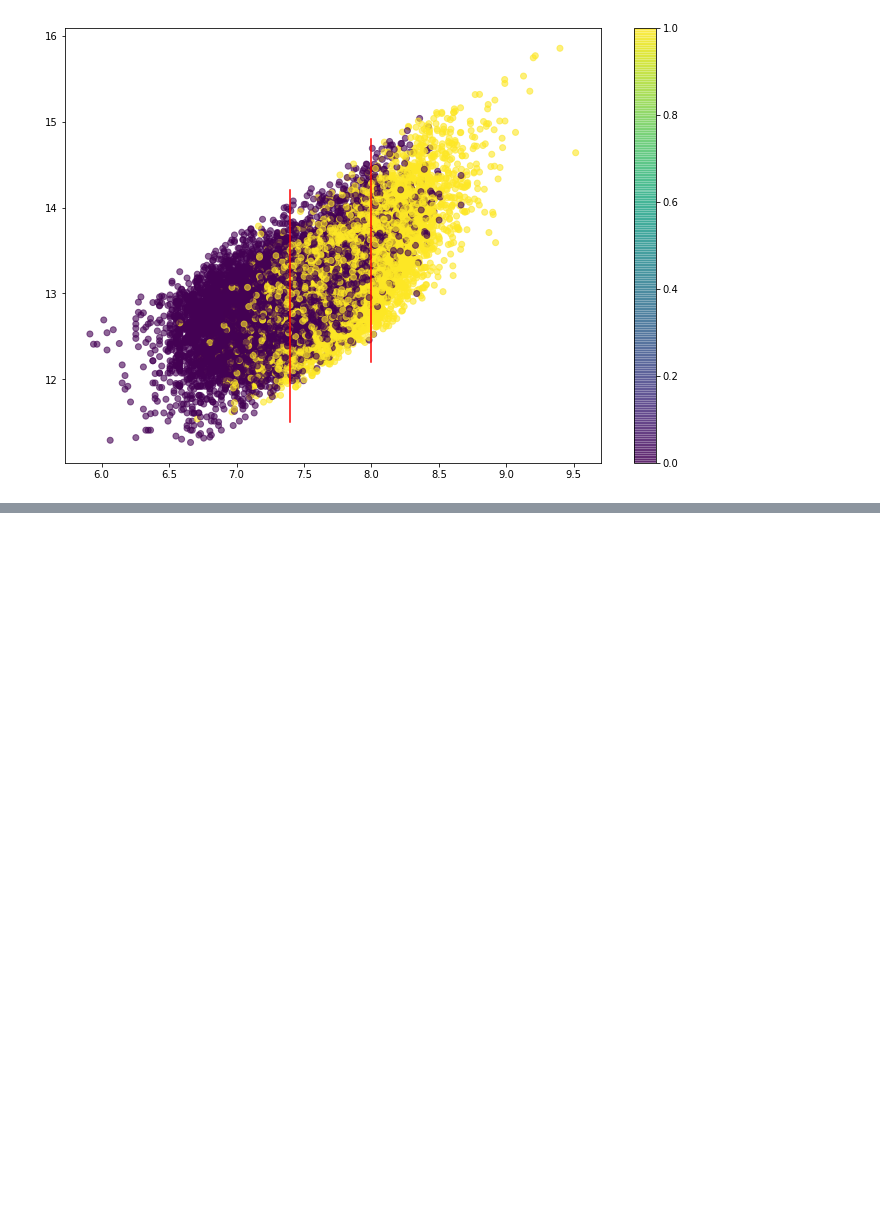
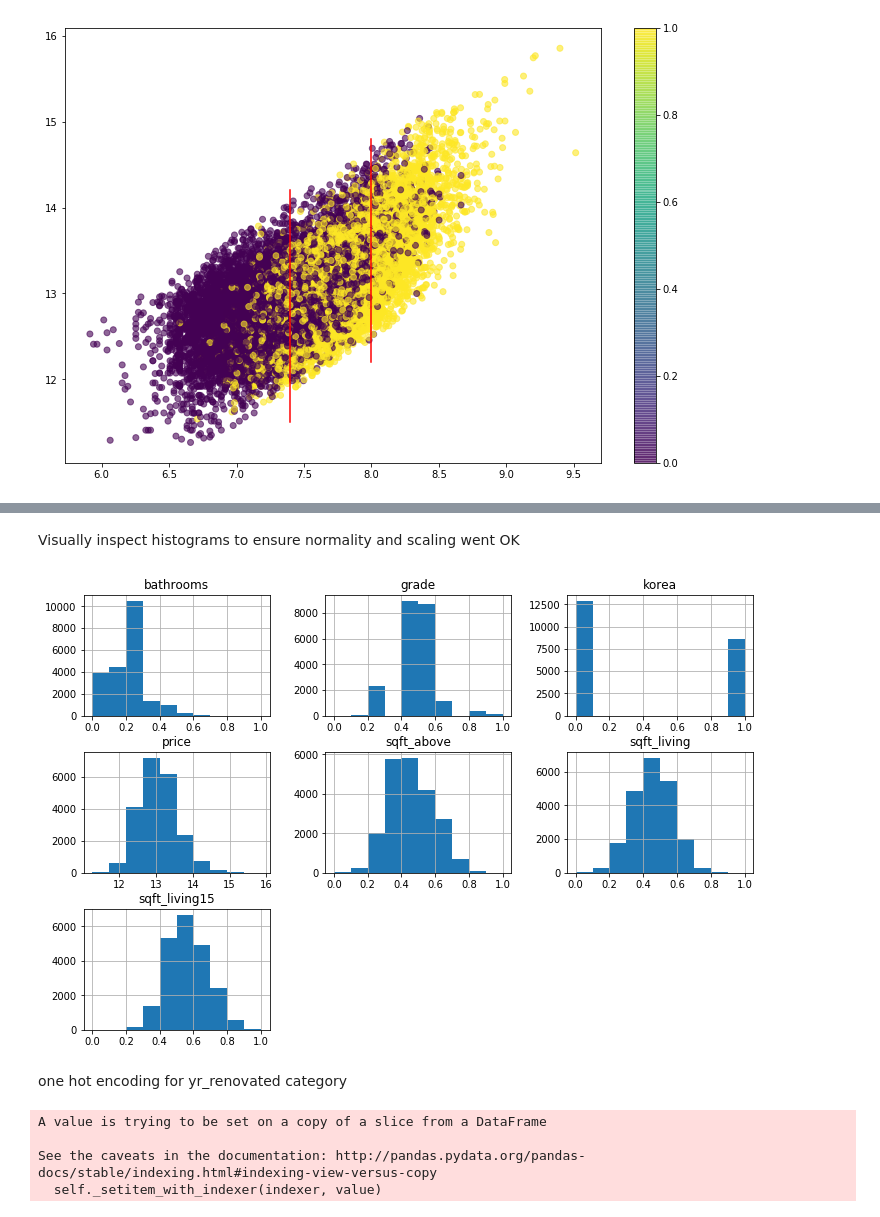
Before and after one commit to ktzioumis/Kings-County-Housing-Prices, a Jupyter notebook: student.ipynb, the cells around one changed output, grey strips where cells are left out. Saved outputs shown, nothing was run; the diff lists cells and outputs as text; code cells hidden in the pictures; blank space fills up the shorter version.

```diff
--- a/student.ipynb
+++ b/student.ipynb
@@ -895,0 +837,11 @@ In the central segment,however, we see a real mix of houses being bigger and sma
+# %%
+df_modelling=pd.DataFrame([])
+df_modelling['price']=price_log
+df_modelling['bathrooms']=(df.bathrooms-df.bathrooms.min())/(df.bathrooms.max()-df.bathrooms.min())
+df_modelling['grade']=(df.grade-df.grade.min())/(df.grade.max()-df.grade.min())
+df_modelling['sqft_living']=(log_sqft_living-log_sqft_living.min())/(log_sqft_living.max()-log_sqft_living.min())
+df_modelling['sqft_above']=(log_sqft_above-log_sqft_above.min())/(log_sqft_above.max()-log_sqft_above.min())
+df_modelling['sqft_living15']=(log_sqft_living15-log_sqft_living15.min())/(log_sqft_living15.max()-log_sqft_living15.min())
+df_modelling['yr_renovated']=df.yr_renovated
+df_modelling['korea']=korea.astype('int') #set korea category to integar rather than Boolean to use in model
+df_modelling.info()
@@ -895,0 +862,22 @@ In the central segment,however, we see a real mix of houses being bigger and sma
+# %% [markdown]
+Visually inspect histograms to ensure normality and scaling went OK
+# %%
+df_modelling.hist(figsize=(12,8))
+plt.show()
+# %% [output]
+[figure, added]
+# %% [markdown]
+one hot encoding for yr_renovated category
+# %%
+df_modelling['yr_renovated_0']=0
+df_modelling['yr_renovated_1']=0
+df_modelling['yr_renovated_2']=0
+df_modelling['yr_renovated_0'].loc[df_modelling['yr_renovated']==0]=1
+df_modelling['yr_renovated_1'].loc[df_modelling['yr_renovated']==1]=1
+df_modelling['yr_renovated_2'].loc[df_modelling['yr_renovated']==2]=1
+df_modelling.drop(columns=['yr_renovated'],inplace=True)
+# %% [output]
+A value is trying to be set on a copy of a slice from a DataFrame
+
+See the caveats in the documentation: http://pandas.pydata.org/pandas-docs/stable/indexing.html#indexing-view-versus-copy
+  self._setitem_with_indexer(indexer, value)
```
Also changed, not shown: parts of 45 cells of this notebook, 1 other file.
